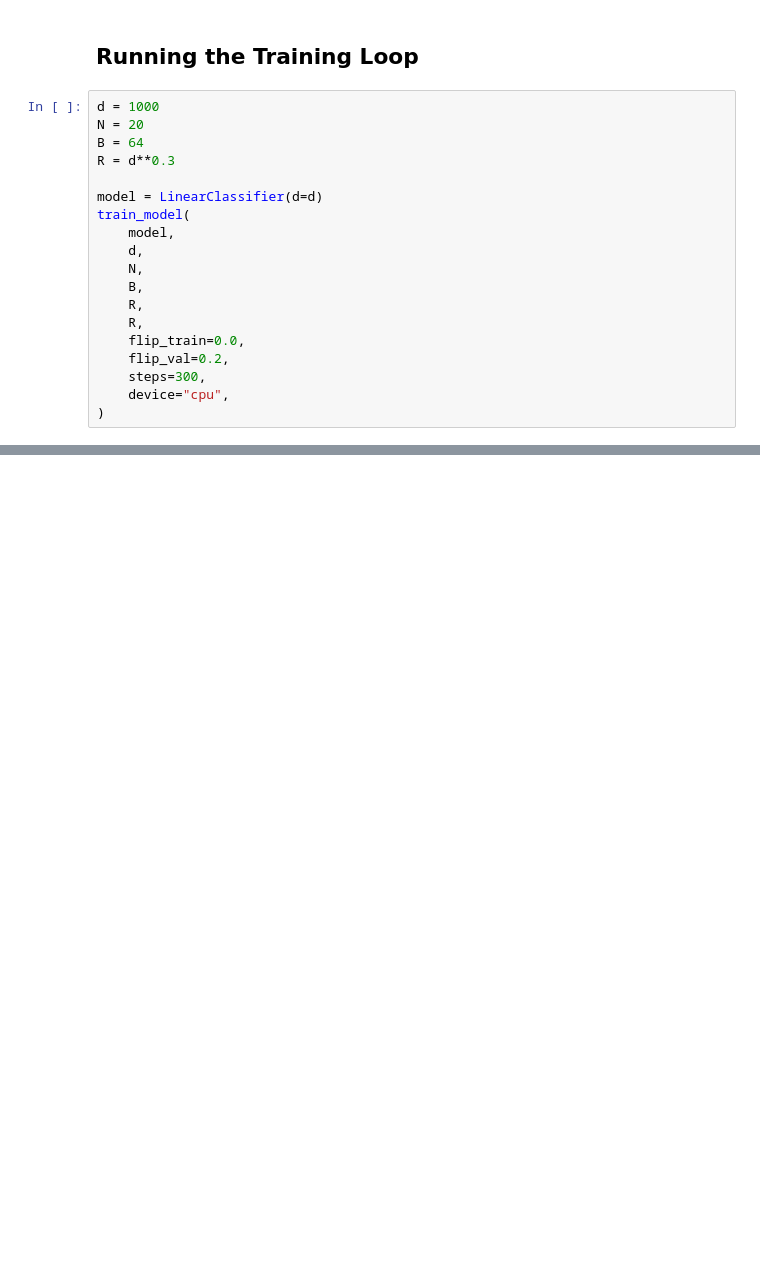
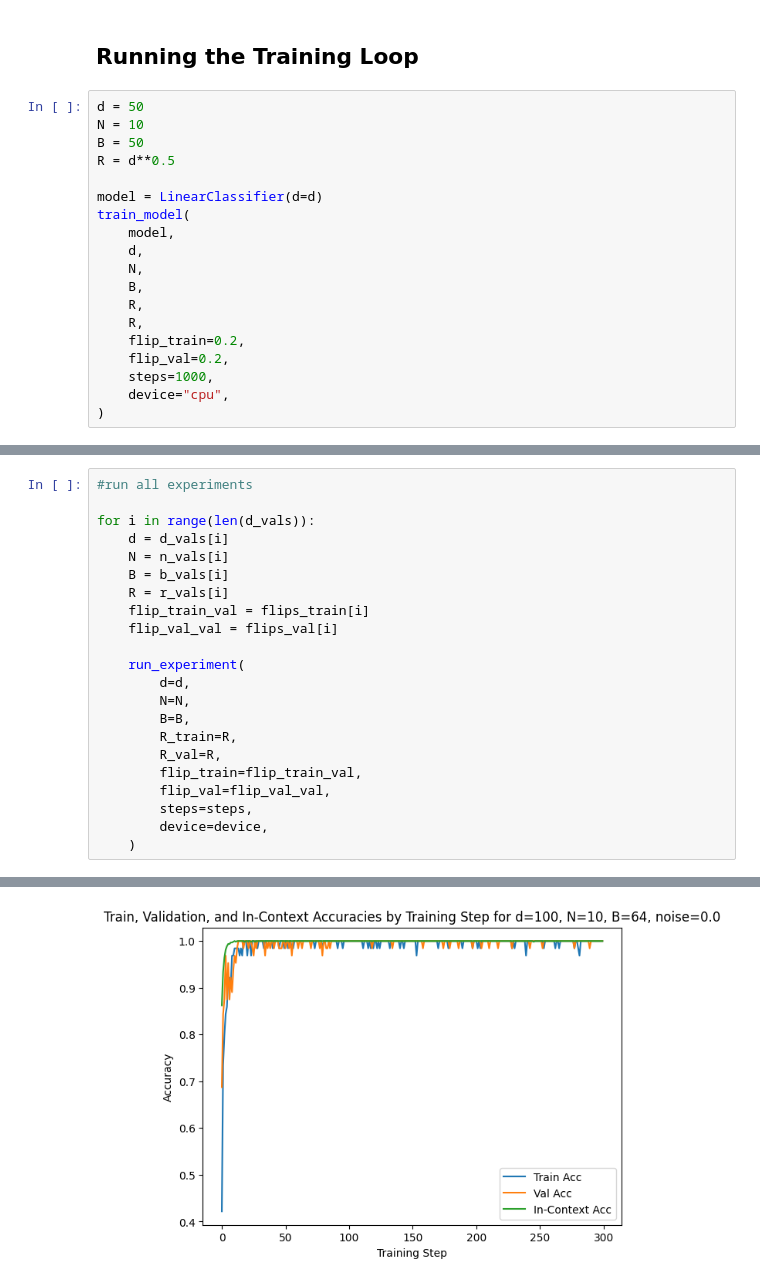
Before and after one commit to Shou-Yue/DSC180a-ICL-A11, a Jupyter notebook: icl_repro/icl.ipynb, the cells around one changed output, grey strips where cells are left out. Saved outputs shown, nothing was run; the diff lists cells and outputs as text; blank space fills up the shorter version.

Commit message:
full training loop for experiments + plots code added

```diff
--- a/icl_repro/icl.ipynb
+++ b/icl_repro/icl.ipynb
@@ -291,10 +282,10 @@ Did parameters change? True
 # %% [markdown]
 ## Running the Training Loop
 # %%
-d = 1000
-N = 20
-B = 64
-R = d**0.3
+d = 50
+N = 10
+B = 50
+R = d**0.5
 
 model = LinearClassifier(d=d)
 train_model(
@@ -304,9 +295,9 @@ train_model(
     B,
     R,
     R,
-    flip_train=0.0,
+    flip_train=0.2,
     flip_val=0.2,
-    steps=300,
+    steps=1000,
     device="cpu",
 )
 # %% [output]
@@ -330,0 +390,23 @@ LinearClassifier(
+# %%
+#run all experiments
+
+for i in range(len(d_vals)):
+    d = d_vals[i]
+    N = n_vals[i]
+    B = b_vals[i]
+    R = r_vals[i]
+    flip_train_val = flips_train[i]
+    flip_val_val = flips_val[i]
+
+    run_experiment(
+        d=d,
+        N=N,
+        B=B,
+        R_train=R,
+        R_val=R,
+        flip_train=flip_train_val,
+        flip_val=flip_val_val,
+        steps=steps,
+        device=device,
+    )
+# %% [output]
@@ -330,0 +430 @@ LinearClassifier(
+[figure, added]
```
Also changed, not shown: parts of 10 cells of this notebook.
